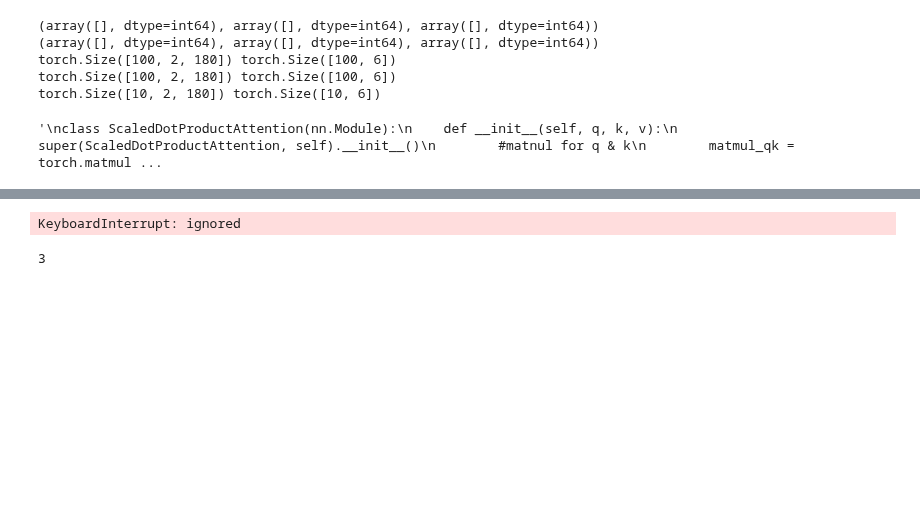
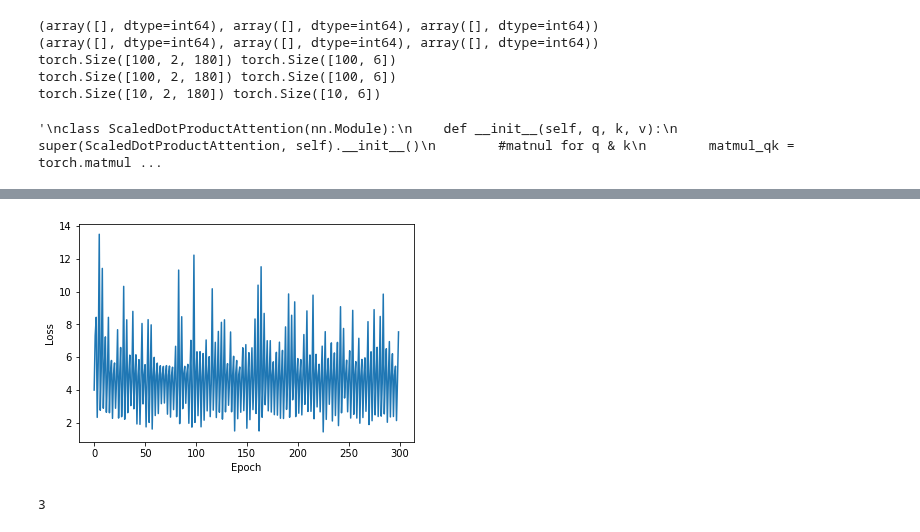
Before and after one commit to alunfes/1m-btc-data, a Jupyter notebook: Transformer.ipynb, the cells around one changed output, grey strips where cells are left out. Cells and saved outputs as stored; diff of their text form; code cells hidden in the pictures; blank space fills up the shorter version.

```diff
--- a/Transformer.ipynb
+++ b/Transformer.ipynb
@@ -221,7 +221,7 @@ class CustomDataset(Dataset):
         return len(self.input)
 
     def __getitem__(self, index):
-        return torch.tensor(self.input[index], dtype = torch.float16), torch.tensor(self.output[index], dtype=torch.float16)
+        return torch.tensor(self.input[index], dtype = torch.float32), torch.tensor(self.output[index], dtype=torch.float32)
 
     def __generate_data(self, from_ind, to_ind, input_length, output_length, sampling_window, term):
         logclose = []
@@ -373,7 +373,7 @@ class ModelTrain:
         device = 'cuda' if torch.cuda.is_available() else 'cpu'
         print('device=', device)
 
-        model = Bert(train_dataloader.dataset[0][0].shape, train_dataloader.dataset[0][1].shape, 1, 0.2, device, torch.float16)
+        model = Bert(train_dataloader.dataset[0][0].shape, train_dataloader.dataset[0][1].shape, 1, 0.2, device, torch.float32)
         model.to(device)
         model.train()
         optimizer = torch.optim.Adam(model.parameters(), lr=0.0001)
@@ -426,4 +426,4 @@ Epoch: 73/100, Loss: nan
-KeyboardInterrupt: ignored
+[figure, added]
 # %%
 len(train_dataloader)
 # %% [output]
```
Also changed, not shown: parts of 1 cell of this notebook.
